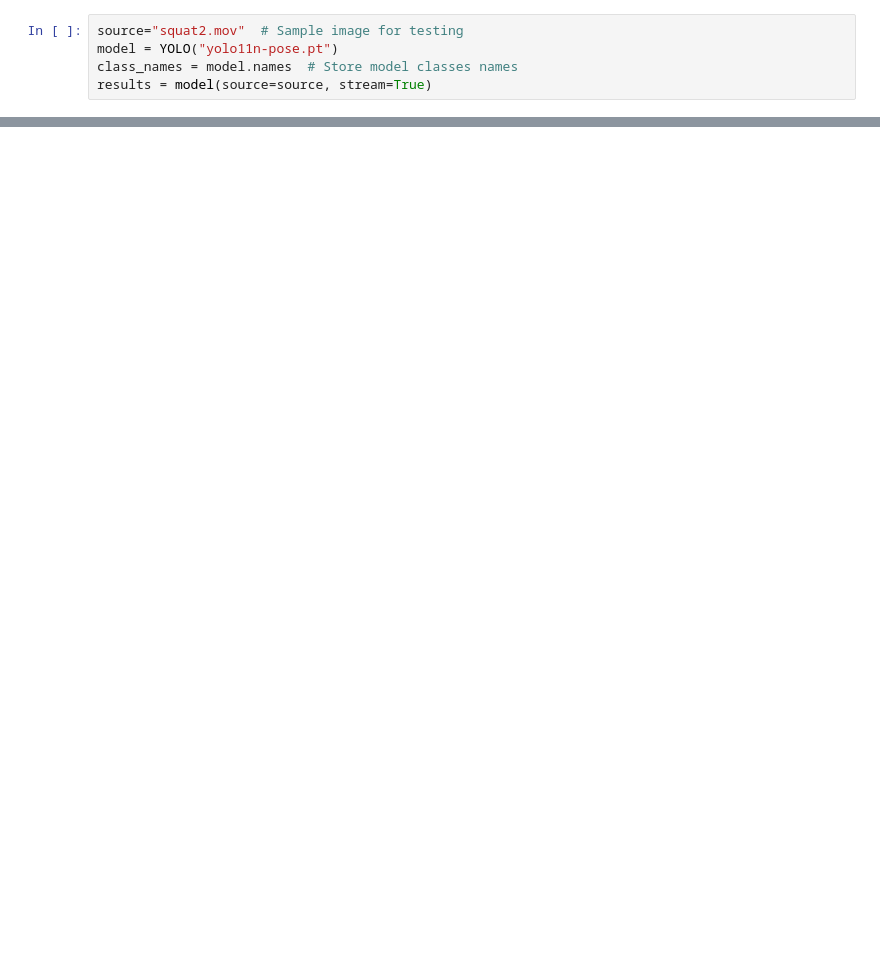
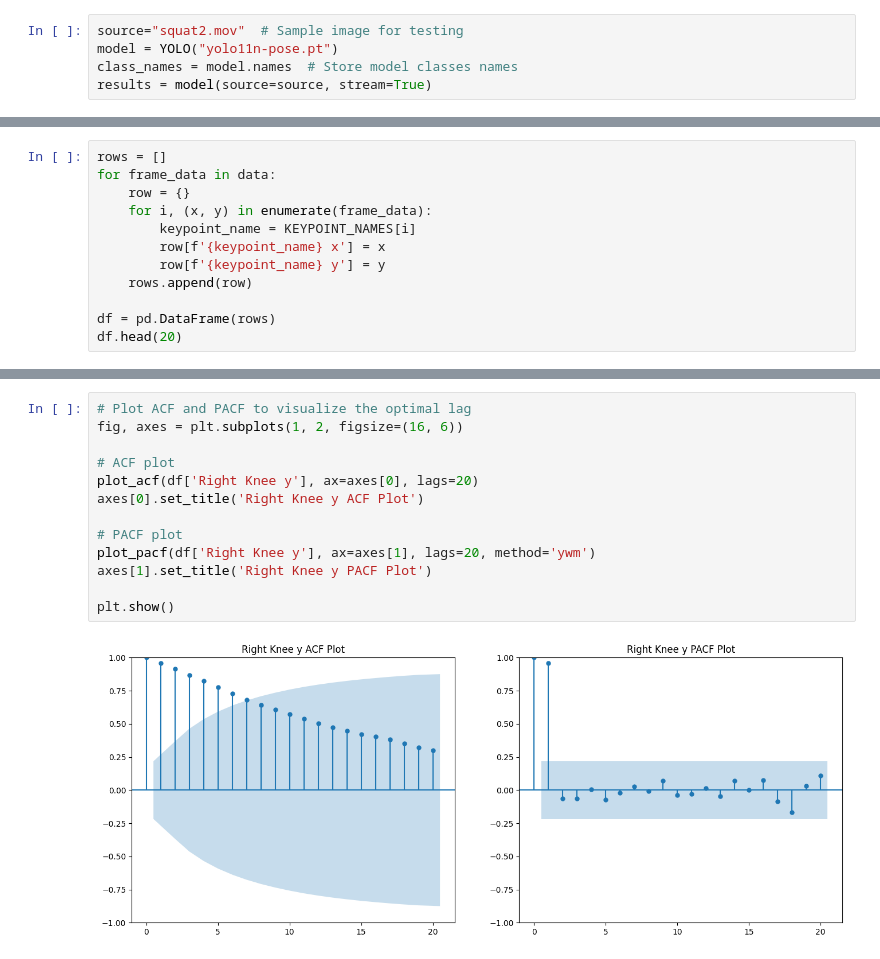
Before and after one commit to trevorZhanTian/Body-Movement-Prediction-with-Time-Series, a Jupyter notebook: main.ipynb, the cells around one changed output, grey strips where cells are left out. Cells and saved outputs as stored; diff of their text form; blank space fills up the shorter version.

Commit message:
analyze acf and pacf

```diff
--- a/main.ipynb
+++ b/main.ipynb
@@ -67,0 +80,12 @@ df.head(20)
+# %%
+rows = []
+for frame_data in data:
+    row = {}
+    for i, (x, y) in enumerate(frame_data):
+        keypoint_name = KEYPOINT_NAMES[i]
+        row[f'{keypoint_name} x'] = x
+        row[f'{keypoint_name} y'] = y
+    rows.append(row)
+
+df = pd.DataFrame(rows)
+df.head(20)
@@ -67,0 +119,15 @@ df.head(20)
+# %%
+# Plot ACF and PACF to visualize the optimal lag
+fig, axes = plt.subplots(1, 2, figsize=(16, 6))
+
+# ACF plot
+plot_acf(df['Right Knee y'], ax=axes[0], lags=20)
+axes[0].set_title('Right Knee y ACF Plot')
+
+# PACF plot
+plot_pacf(df['Right Knee y'], ax=axes[1], lags=20, method='ywm')
+axes[1].set_title('Right Knee y PACF Plot')
+
+plt.show()
+# %% [output]
+[figure, added]
```
Also changed, not shown: parts of 8 cells of this notebook.
